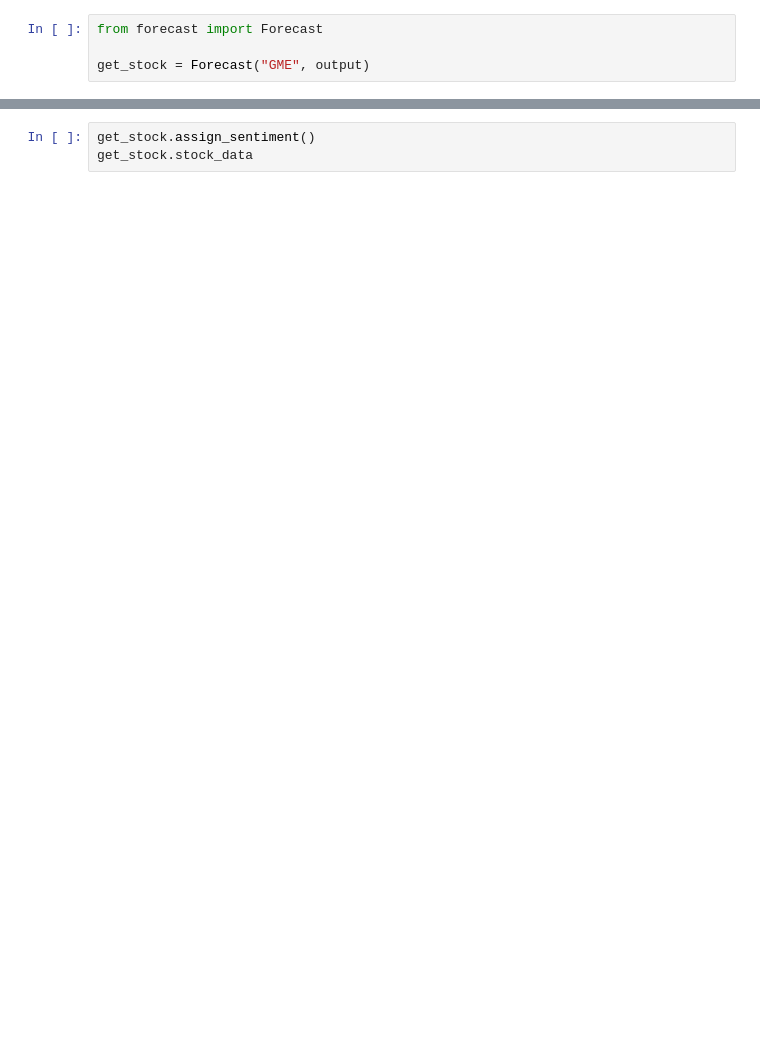
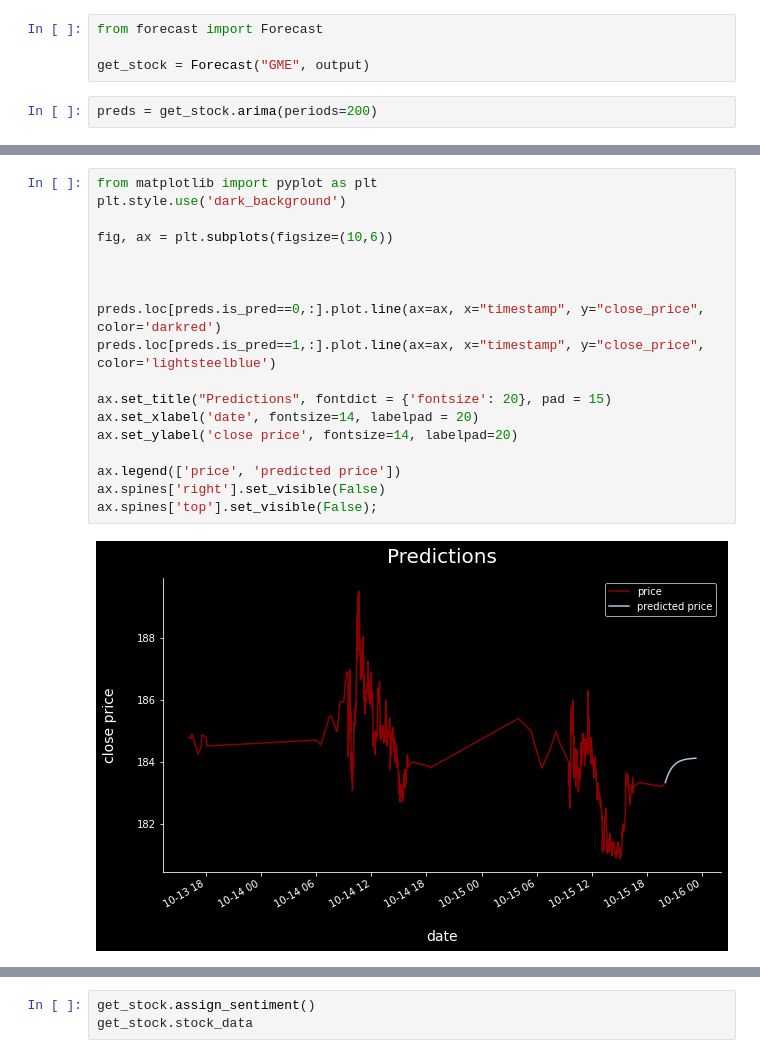
Before and after one commit to ileefmans/stock-sentiment, a Jupyter notebook: notebooks/exploratory_test_notebook.ipynb, the cells around one changed output, grey strips where cells are left out. Cells and saved outputs as stored; diff of their text form; blank space fills up the shorter version.

Commit message:
Test plot for app

```diff
--- a/notebooks/exploratory_test_notebook.ipynb
+++ b/notebooks/exploratory_test_notebook.ipynb
@@ -149,3 +149,5 @@ output
 from forecast import Forecast
 
 get_stock = Forecast("GME", output)
+# %%
+preds = get_stock.arima(periods=200)
@@ -151,0 +172,20 @@ get_stock = Forecast("GME", output)
+# %%
+from matplotlib import pyplot as plt
+plt.style.use('dark_background')
+
+fig, ax = plt.subplots(figsize=(10,6))
+
+
+
+preds.loc[preds.is_pred==0,:].plot.line(ax=ax, x="timestamp", y="close_price", color='darkred')
+preds.loc[preds.is_pred==1,:].plot.line(ax=ax, x="timestamp", y="close_price", color='lightsteelblue')
+
+ax.set_title("Predictions", fontdict = {'fontsize': 20}, pad = 15)
+ax.set_xlabel('date', fontsize=14, labelpad = 20)
+ax.set_ylabel('close price', fontsize=14, labelpad=20)
+
+ax.legend(['price', 'predicted price'])
+ax.spines['right'].set_visible(False)
+ax.spines['top'].set_visible(False);
+# %% [output]
+[figure, added]
```
Also changed, not shown: parts of 5 cells of this notebook.
